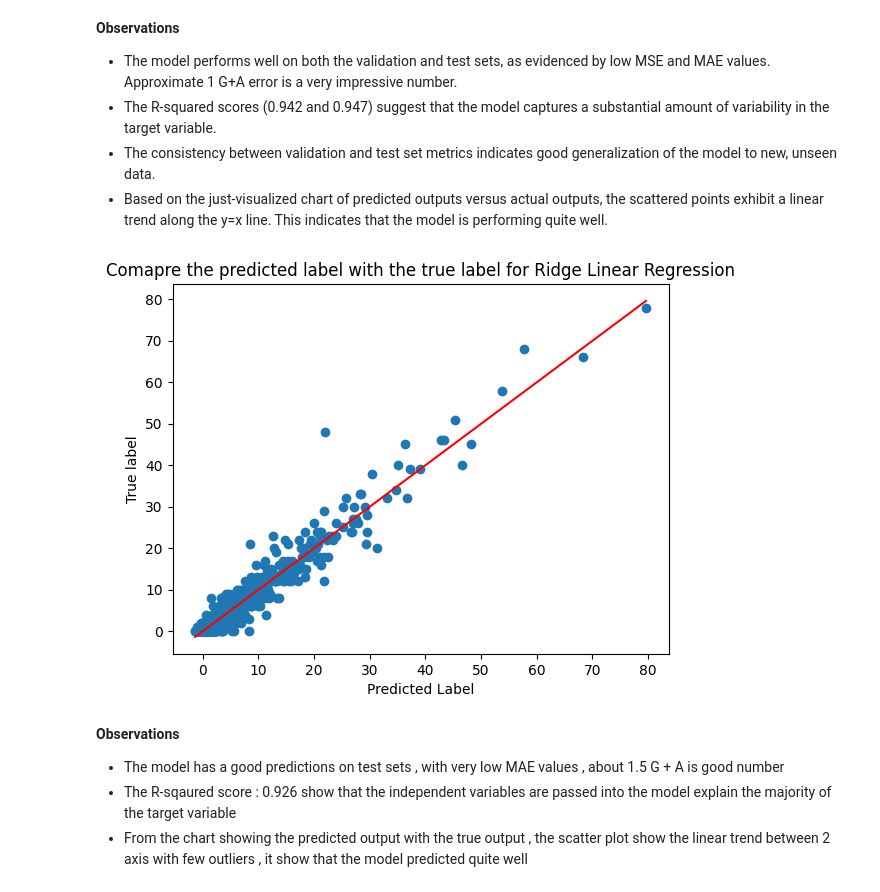
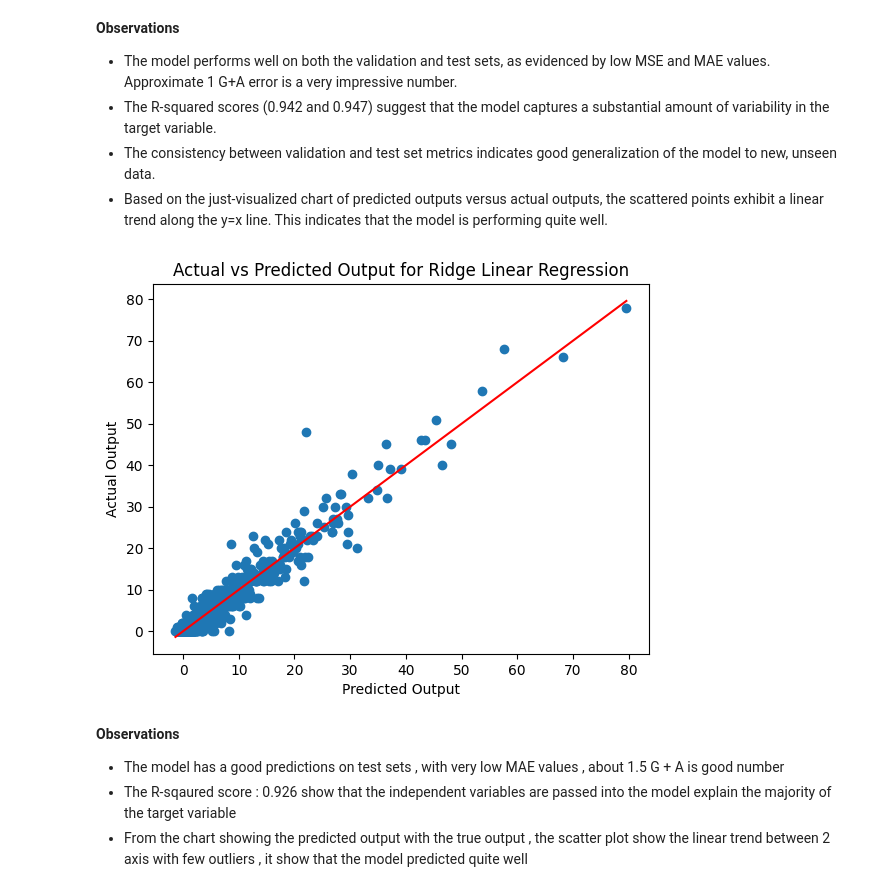
Before and after one commit to hwangdeokThien/CSC14119_IntroDS_final_project, a Jupyter notebook: src/notebooks/4.1-data-modelling.ipynb, the cells around one changed output. Cells and saved outputs as stored; diff of their text form; code cells hidden in the pictures.

Commit message:
[UPDATE] visualization changes

```diff
--- a/src/notebooks/4.1-data-modelling.ipynb
+++ b/src/notebooks/4.1-data-modelling.ipynb
@@ -295,15 +295,15 @@ plt.show()
 # %%
 # ----------------------------------Ridge Linear Regression----------------------------------
 plt.scatter(Y_rlr_predict,Y_rlr_test)
 
-plt.xlabel("Predicted Label")
-plt.ylabel("True label")
-plt.title("Comapre the predicted label with the true label for Ridge Linear Regression")
+plt.xlabel("Predicted Output")
+plt.ylabel("Actual Output")
+plt.title("Actual vs Predicted Output for Ridge Linear Regression")
 y_line = np.linspace(min(Y_rlr_predict), max(Y_rlr_predict), 1000).reshape(-1, 1)
 plt.plot(y_line,y_line, color='r')
 plt.show()
 # %% [output]
-[figure, old version]
+[figure, new version]
 # %% [markdown]
 **Observations**
 - The model has a good predictions on test sets , with very low MAE values , about 1.5 G + A is good number
```
Also changed, not shown: parts of 8 cells of this notebook, 1 other file.
